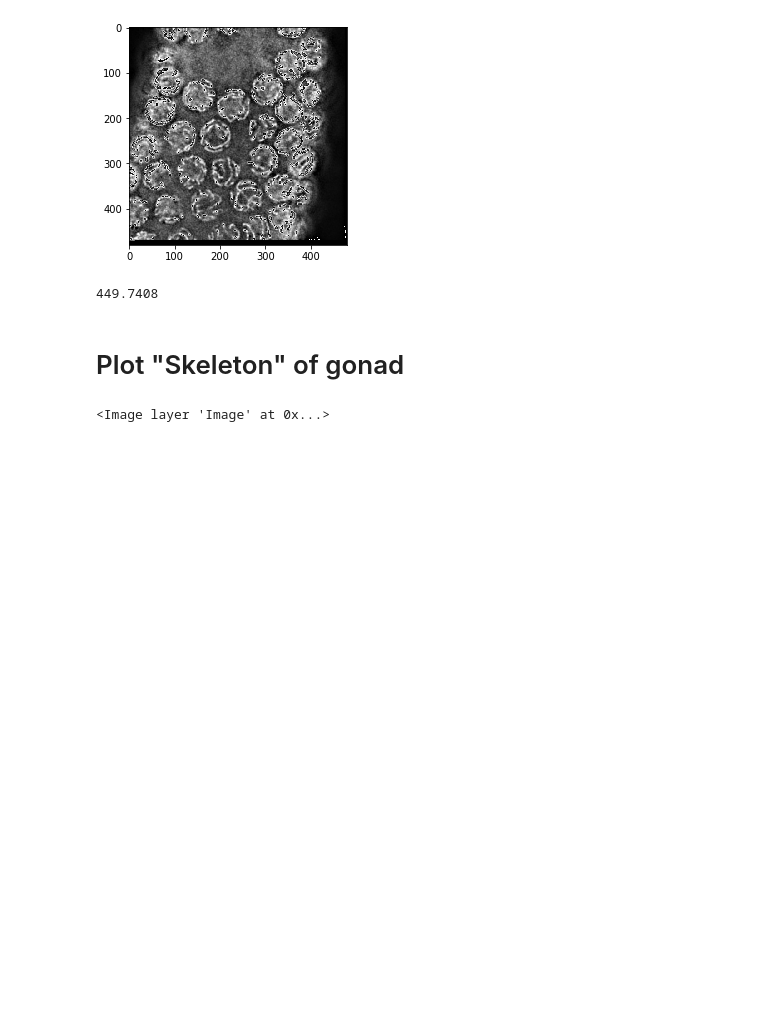
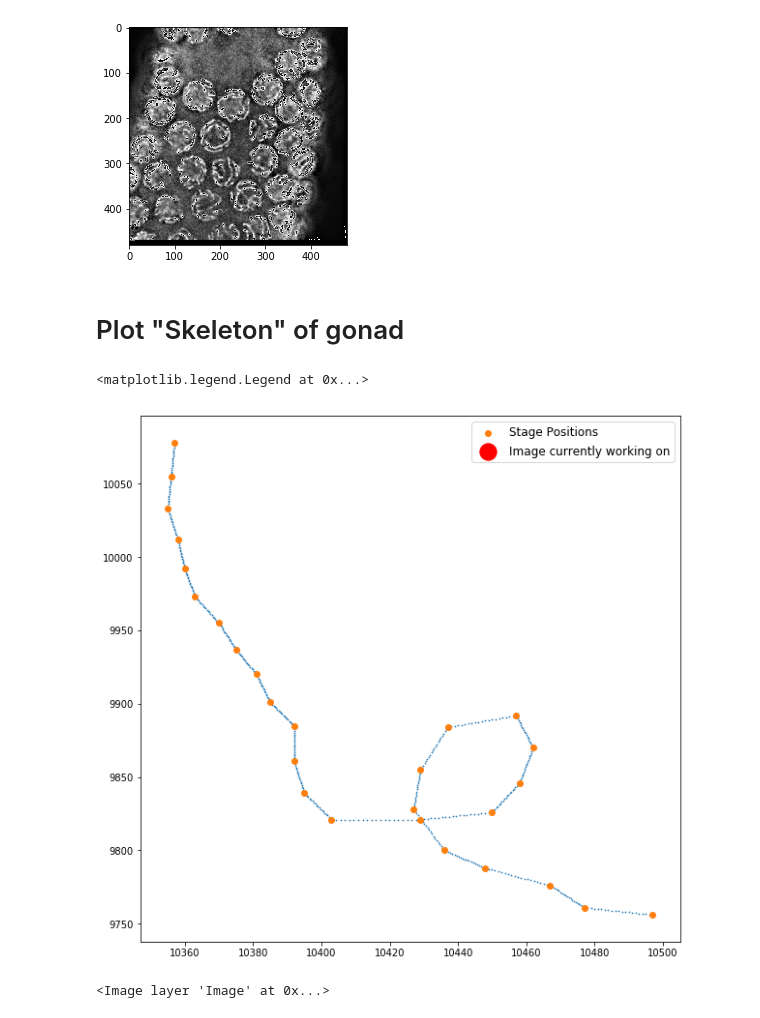
Before and after one commit to bioimage-analysis/Chloe_Chromosome_detection, a Jupyter notebook: notebook/analysis_data_Chloe.ipynb, the cells around one changed output. Saved outputs shown, nothing was run; the diff lists cells and outputs as text; code cells hidden in the pictures; blank space fills up the shorter version.

```diff
--- a/notebook/analysis_data_Chloe.ipynb
+++ b/notebook/analysis_data_Chloe.ipynb
@@ -93,23 +99,22 @@ plt.imshow(image[32,:,:,3].astype("uint16"))
 # %% [output]
 <matplotlib.image.AxesImage at 0x...>
 [figure]
-# %%
-image.nbytes * 0.000001
-# %% [output]
-449.7408
 # %% [markdown]
 # Plot "Skeleton" of gonad
 # %%
 data = np.concatenate((position,time_point[:, np.newaxis]), axis=1)
 sort_data = data[np.argsort(data[:,2])]
 
 fig, ax = plt.subplots(1, 1, figsize=(10, 10))
 ax.scatter(skelete[:,0], skelete[:,1], s=0.5)
 stage_pos = ax.scatter(sort_data[:,0], sort_data[:,1])
-working_on = ax.scatter(meta["PositionX"], meta["PositionY"], s=300, color = "r")
+#working_on = ax.scatter(meta["PositionX"], meta["PositionY"], s=300, color = "r")
 plt.legend([stage_pos, working_on], ["Stage Positions",
                                      "Image currently working on"],
                                       loc=0,fontsize='large')
 #plt.savefig('/Users/Espenel/Desktop/skeleton.png', bbox_inches="tight", pad_inches=0)
+# %% [output]
+<matplotlib.legend.Legend at 0x...>
+[figure, added]
 # %%
 img = image[:,:,:,3]
```
Also changed, not shown: parts of 85 cells of this notebook.
